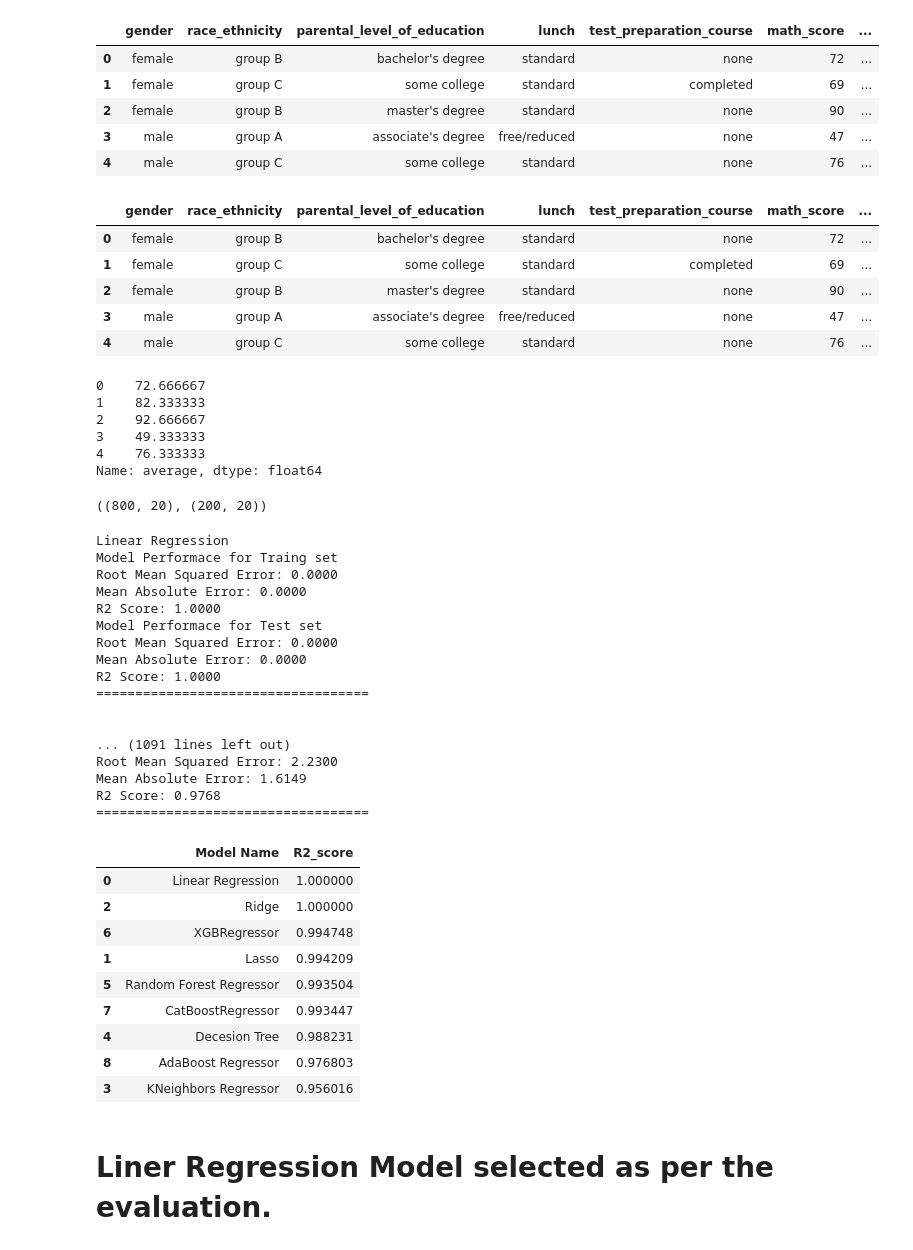
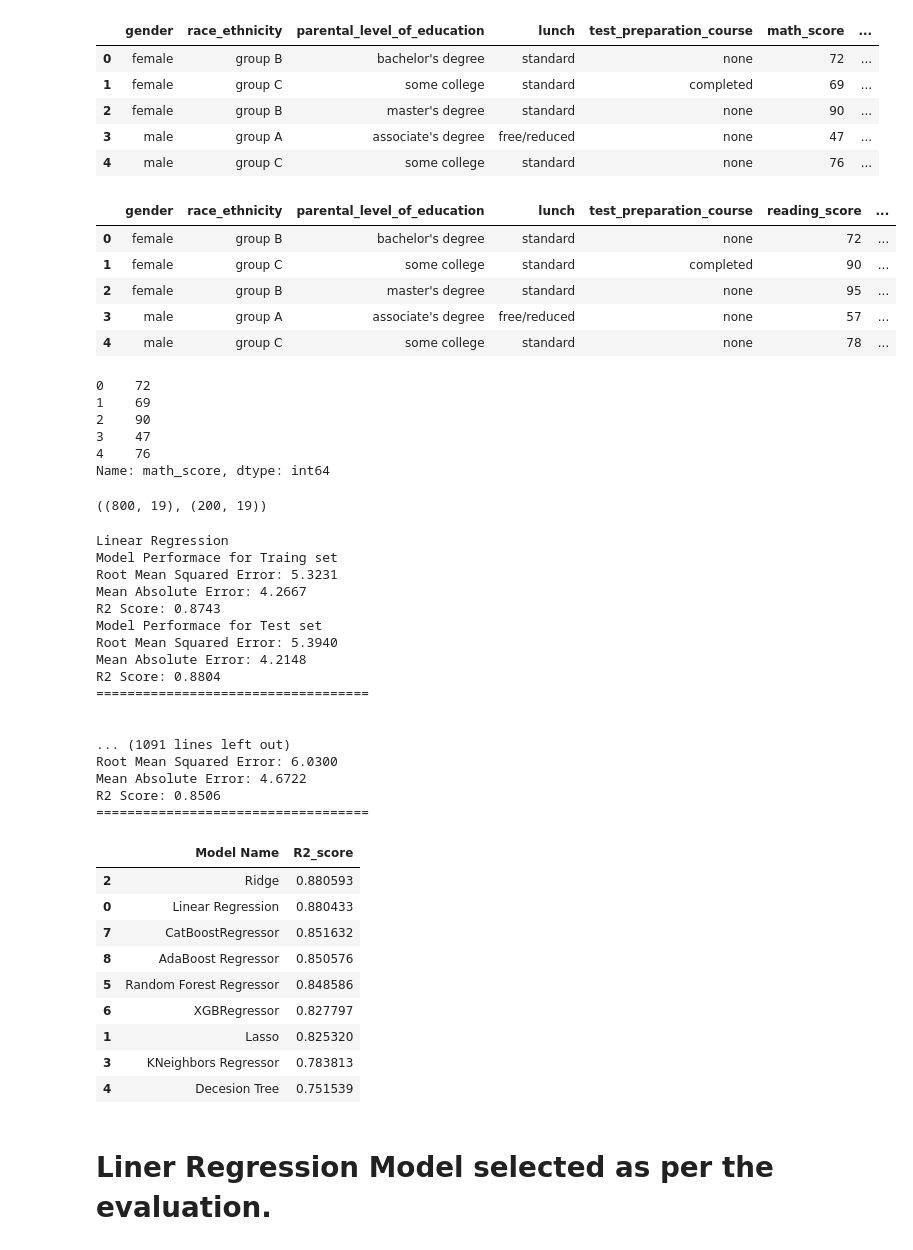
Before and after one commit to muneeb-01/ML-Project, a Jupyter notebook: notebook/MODEL TRAINING.ipynb, the cells around one changed output. Drawn from its saved outputs; the diff is of its cells as text; code cells hidden in the pictures.

```diff
--- a/notebook/MODEL TRAINING.ipynb
+++ b/notebook/MODEL TRAINING.ipynb
@@ -29,25 +29,25 @@ df.head()
 | 4 | male | group C | some college | standard | none | 76 | ... |
 # %%
 X = df.drop(columns=["average","total_score", "math_score"],axis=1)
-Y = df["math_score"]
+Y = df["math_score"].round().astype(int)
 
 X.head()
 # %% [output]
-|  | gender | race_ethnicity | parental_level_of_education | lunch | test_preparation_course | math_score | ... |
+|  | gender | race_ethnicity | parental_level_of_education | lunch | test_preparation_course | reading_score | ... |
 | 0 | female | group B | bachelor's degree | standard | none | 72 | ... |
-| 1 | female | group C | some college | standard | completed | 69 | ... |
-| 2 | female | group B | master's degree | standard | none | 90 | ... |
-| 3 | male | group A | associate's degree | free/reduced | none | 47 | ... |
-| 4 | male | group C | some college | standard | none | 76 | ... |
+| 1 | female | group C | some college | standard | completed | 90 | ... |
+| 2 | female | group B | master's degree | standard | none | 95 | ... |
+| 3 | male | group A | associate's degree | free/reduced | none | 57 | ... |
+| 4 | male | group C | some college | standard | none | 78 | ... |
 # %%
 Y.head()
 # %% [output]
-0    72.666667
-1    82.333333
-2    92.666667
-3    49.333333
-4    76.333333
-Name: average, dtype: float64
+0    72
+1    69
+2    90
+3    47
+4    76
+Name: math_score, dtype: int64
 # %%
 num_featues = X.select_dtypes(exclude="object").columns
 cat_features = X.select_dtypes(exclude="int").columns
@@ -69,7 +69,7 @@ from sklearn.model_selection import train_test_split
 X_train, X_test, Y_train, Y_test = train_test_split(X,Y, test_size=0.2, random_state=42)
 X_train.shape, X_test.shape
 # %% [output]
-((800, 20), (200, 20))
+((800, 19), (200, 19))
 # %%
 def evalute_model(true, predicted):
     mae = mean_absolute_error(true, predicted)
@@ -123,35 +123,35 @@ for i in range(len(list(models))):
 # %% [output]
 Linear Regression
 Model Performace for Traing set
-Root Mean Squared Error: 0.0000
-Mean Absolute Error: 0.0000
-R2 Score: 1.0000
+Root Mean Squared Error: 5.3231
+Mean Absolute Error: 4.2667
+R2 Score: 0.8743
 Model Performace for Test set
-Root Mean Squared Error: 0.0000
-Mean Absolute Error: 0.0000
-R2 Score: 1.0000
+Root Mean Squared Error: 5.3940
+Mean Absolute Error: 4.2148
+R2 Score: 0.8804
 ===================================
 
 
 ... (1091 lines left out)
-Root Mean Squared Error: 2.2300
-Mean Absolute Error: 1.6149
-R2 Score: 0.9768
+Root Mean Squared Error: 6.0300
+Mean Absolute Error: 4.6722
+R2 Score: 0.8506
 ===================================
 # %%
 
 pd.DataFrame(list(zip(models_list, r2_List)), columns=["Model Name", "R2_score"]).sort_values(by=["R2_score"],ascending=False)
 # %% [output]
 |  | Model Name | R2_score |
-| 0 | Linear Regression | 1.000000 |
-| 2 | Ridge | 1.000000 |
-| 6 | XGBRegressor | 0.994748 |
-| 1 | Lasso | 0.994209 |
-| 5 | Random Forest Regressor | 0.993504 |
-| 7 | CatBoostRegressor | 0.993447 |
-| 4 | Decesion Tree | 0.988231 |
-| 8 | AdaBoost Regressor | 0.976803 |
-| 3 | KNeighbors Regressor | 0.956016 |
+| 2 | Ridge | 0.880593 |
+| 0 | Linear Regression | 0.880433 |
+| 7 | CatBoostRegressor | 0.851632 |
+| 8 | AdaBoost Regressor | 0.850576 |
+| 5 | Random Forest Regressor | 0.848586 |
+| 6 | XGBRegressor | 0.827797 |
+| 1 | Lasso | 0.825320 |
+| 3 | KNeighbors Regressor | 0.783813 |
+| 4 | Decesion Tree | 0.751539 |
 # %% [markdown]
 # Liner Regression Model selected as per the evaluation.
 # %%
```
Also changed, not shown: parts of 4 cells of this notebook, 4 other files.
